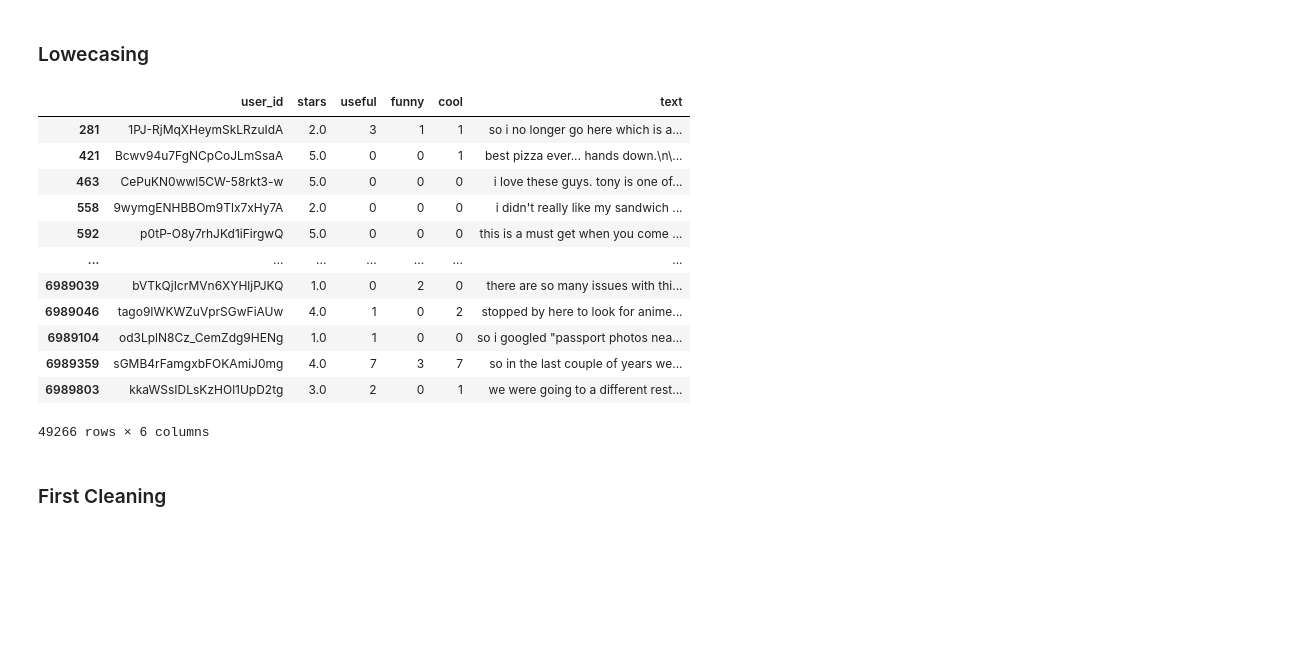
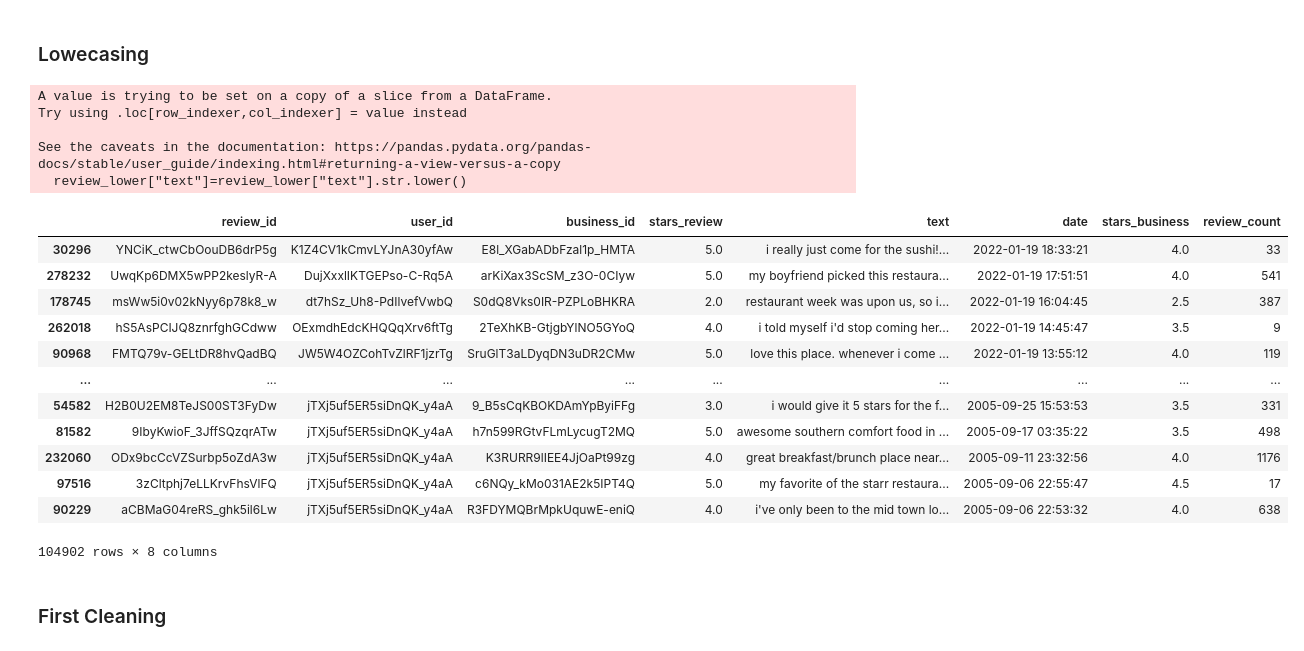
Before and after one commit to JaumeSanCol/Comp_ML, a Jupyter notebook: data_prep.ipynb, the cells around one changed output. Saved outputs shown, nothing was run; the diff lists cells and outputs as text; code cells hidden in the pictures; blank space fills up the shorter version.

```diff
--- a/data_prep.ipynb
+++ b/data_prep.ipynb
@@ -46,0 +30,5 @@ print(filtered_reviews.shape)
+# %%
+# Merge both DataFrames on 'business_id', keeping only matching reviews
+filtered_merge= reviews.merge(philly, on="business_id", how="inner",suffixes=("_review", "_business"))
+# %%
+filtered_reviews=filtered_merge.drop(columns=['hours','useful', 'funny', 'cool','latitude', 'longitude','name', 'address', 'city', 'state','postal_code','is_open','attributes','categories',])
@@ -95,17 +66,0 @@ plt.show()
-# %%
-# Define thresholds (adjust as needed)
-business_threshold = 5  # Minimum number of reviews a business must have
-user_threshold = 2  # Minimum number of reviews a user must have
-
-# Count reviews per business and user
-business_counts = filtered_reviews['business_id'].value_counts()
-user_counts = filtered_reviews['user_id'].value_counts()
-
-# Filter out businesses and users with low review counts
-filtered_reviews = filtered_reviews[
-    (filtered_reviews['business_id'].isin(business_counts[business_counts >= business_threshold].index)) &
-    (filtered_reviews['user_id'].isin(user_counts[user_counts >= user_threshold].index))
-]
-
-# Display the filtered DataFrame
-print(filtered_reviews.shape)
@@ -176,0 +67,12 @@ review_short
+# %%
+# Sort by date (most recent first) and keep only the latest review per user-business pair
+remove_duplicates= filtered_reviews.sort_values(by="date", ascending=False).drop_duplicates(subset=["business_id", "user_id"], keep="first")
+
+# Count the number of reviews per user
+user_review_counts = remove_duplicates["user_id"].value_counts()
+
+# Keep only users with at least 10 reviews
+valid_users = user_review_counts[user_review_counts >= 10].index
+
+# Filter the DataFrame
+corpus_filtered = remove_duplicates[remove_duplicates["user_id"].isin(valid_users)]
@@ -177,20 +95,25 @@ review_short
 # %% [markdown]
 ### Lowecasing
 # %%
-review_lower=review_short
+review_lower=corpus_filtered
 review_lower["text"]=review_lower["text"].str.lower()
 review_lower
 # %% [output]
+A value is trying to be set on a copy of a slice from a DataFrame.
+Try using .loc[row_indexer,col_indexer] = value instead
+
+See the caveats in the documentation: https://pandas.pydata.org/pandas-docs/stable/user_guide/indexing.html#returning-a-view-versus-a-copy
+  review_lower["text"]=review_lower["text"].str.lower()
-|  | user_id | stars | useful | funny | cool | text |
-| 281 | 1PJ-RjMqXHeymSkLRzuIdA | 2.0 | 3 | 1 | 1 | so i no longer go here which is a... |
-| 421 | Bcwv94u7FgNCpCoJLmSsaA | 5.0 | 0 | 0 | 1 | best pizza ever... hands down.\n\... |
-| 463 | CePuKN0wwl5CW-58rkt3-w | 5.0 | 0 | 0 | 0 | i love these guys. tony is one of... |
-| 558 | 9wymgENHBBOm9Tlx7xHy7A | 2.0 | 0 | 0 | 0 | i didn't really like my sandwich ... |
-| 592 | p0tP-O8y7rhJKd1iFirgwQ | 5.0 | 0 | 0 | 0 | this is a must get when you come ... |
-| ... | ... | ... | ... | ... | ... | ... |
-| 6989039 | bVTkQjIcrMVn6XYHljPJKQ | 1.0 | 0 | 2 | 0 | there are so many issues with thi... |
-| 6989046 | tago9IWKWZuVprSGwFiAUw | 4.0 | 1 | 0 | 2 | stopped by here to look for anime... |
-| 6989104 | od3LplN8Cz_CemZdg9HENg | 1.0 | 1 | 0 | 0 | so i googled "passport photos nea... |
-| 6989359 | sGMB4rFamgxbFOKAmiJ0mg | 4.0 | 7 | 3 | 7 | so in the last couple of years we... |
-| 6989803 | kkaWSsIDLsKzHOl1UpD2tg | 3.0 | 2 | 0 | 1 | we were going to a different rest... |
+|  | review_id | user_id | business_id | stars_review | text | date | stars_business | review_count |
+| 30296 | YNCiK_ctwCbOouDB6drP5g | K1Z4CV1kCmvLYJnA30yfAw | E8l_XGabADbFzal1p_HMTA | 5.0 | i really just come for the sushi!... | 2022-01-19 18:33:21 | 4.0 | 33 |
+| 278232 | UwqKp6DMX5wPP2keslyR-A | DujXxxlIKTGEPso-C-Rq5A | arKiXax3ScSM_z3O-0CIyw | 5.0 | my boyfriend picked this restaura... | 2022-01-19 17:51:51 | 4.0 | 541 |
+| 178745 | msWw5i0v02kNyy6p78k8_w | dt7hSz_Uh8-PdIlvefVwbQ | S0dQ8Vks0IR-PZPLoBHKRA | 2.0 | restaurant week was upon us, so i... | 2022-01-19 16:04:45 | 2.5 | 387 |
+| 262018 | hS5AsPCIJQ8znrfghGCdww | OExmdhEdcKHQQqXrv6ftTg | 2TeXhKB-GtjgbYlNO5GYoQ | 4.0 | i told myself i'd stop coming her... | 2022-01-19 14:45:47 | 3.5 | 9 |
+| 90968 | FMTQ79v-GELtDR8hvQadBQ | JW5W4OZCohTvZlRF1jzrTg | SruGlT3aLDyqDN3uDR2CMw | 5.0 | love this place. whenever i come ... | 2022-01-19 13:55:12 | 4.0 | 119 |
+| ... | ... | ... | ... | ... | ... | ... | ... | ... |
+| 54582 | H2B0U2EM8TeJS00ST3FyDw | jTXj5uf5ER5siDnQK_y4aA | 9_B5sCqKBOKDAmYpByiFFg | 3.0 | i would give it 5 stars for the f... | 2005-09-25 15:53:53 | 3.5 | 331 |
+| 81582 | 9IbyKwioF_3JffSQzqrATw | jTXj5uf5ER5siDnQK_y4aA | h7n599RGtvFLmLycugT2MQ | 5.0 | awesome southern comfort food in ... | 2005-09-17 03:35:22 | 3.5 | 498 |
+| 232060 | ODx9bcCcVZSurbp5oZdA3w | jTXj5uf5ER5siDnQK_y4aA | K3RURR9lIEE4JjOaPt99zg | 4.0 | great breakfast/brunch place near... | 2005-09-11 23:32:56 | 4.0 | 1176 |
+| 97516 | 3zCltphj7eLLKrvFhsVlFQ | jTXj5uf5ER5siDnQK_y4aA | c6NQy_kMo031AE2k5IPT4Q | 5.0 | my favorite of the starr restaura... | 2005-09-06 22:55:47 | 4.5 | 17 |
+| 90229 | aCBMaG04reRS_ghk5il6Lw | jTXj5uf5ER5siDnQK_y4aA | R3FDYMQBrMpkUquwE-eniQ | 4.0 | i've only been to the mid town lo... | 2005-09-06 22:53:32 | 4.0 | 638 |
-49266 rows × 6 columns
+104902 rows × 8 columns
```
Also changed, not shown: parts of 90 cells of this notebook, 2 other files.
